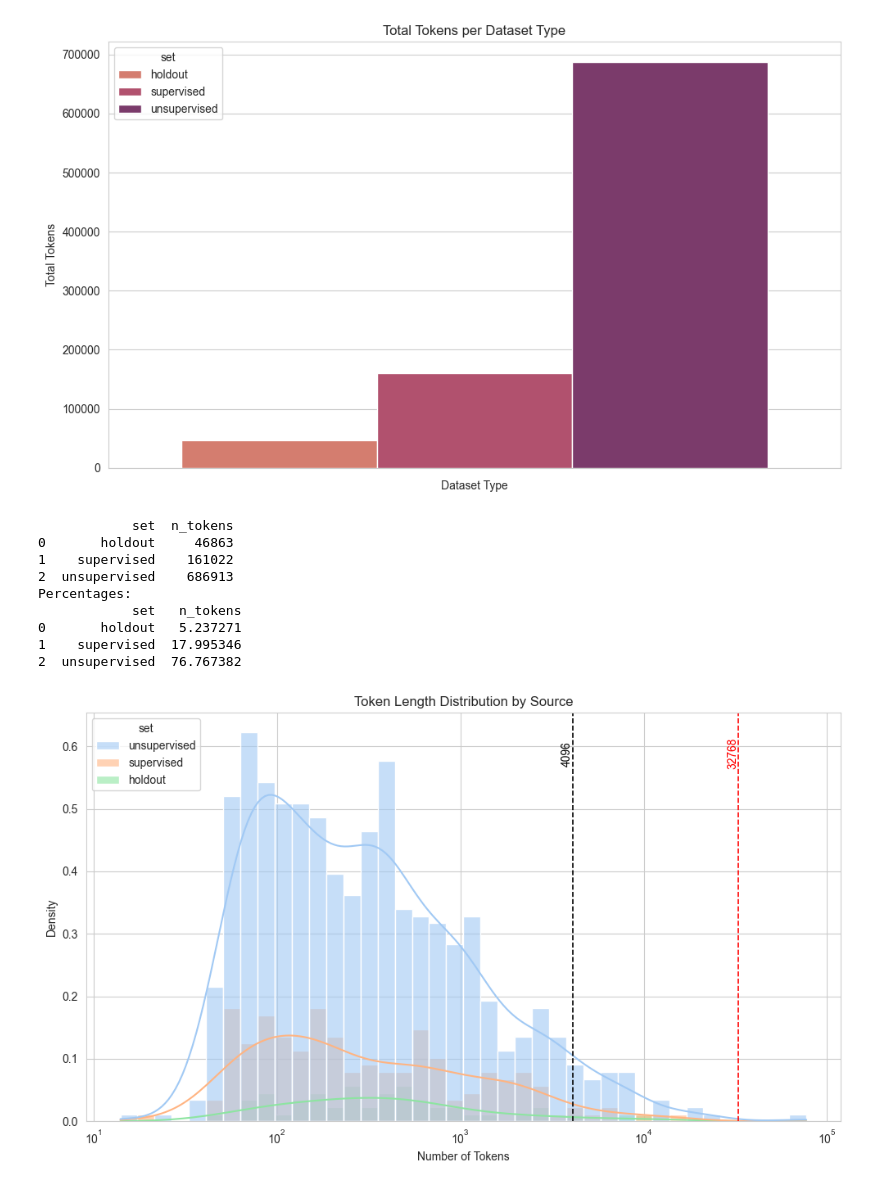
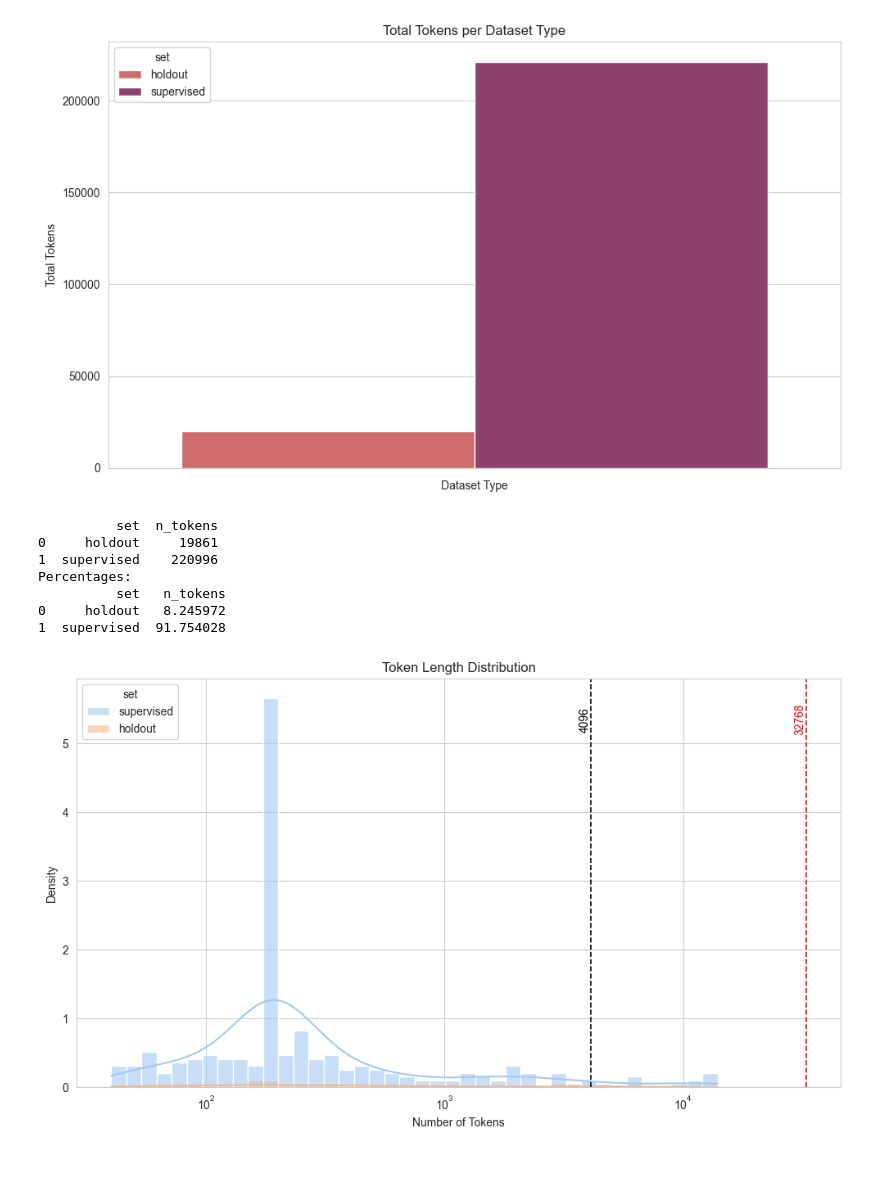
Before and after one commit to UH-Insure/DataPreprocess, a Jupyter notebook: notebooks/05_corpus_process.ipynb, the cells around one changed output. Saved outputs shown, nothing was run; the diff lists cells and outputs as text; code cells hidden in the pictures.

```diff
--- a/notebooks/05_corpus_process.ipynb
+++ b/notebooks/05_corpus_process.ipynb
@@ -164,9 +163,9 @@ validation_ratio = .05 / (1 - unsupervised_sz)
 unsupervised_filenames = []
 supervised_filenames = []
 holdout_filenames = []
-for filenames in [cryptol_filenames, saw_filenames, text_filenames]:
+for filenames in [cryptol_filenames]:#, saw_filenames, text_filenames]:
     unsupervised, temp = train_test_split(filenames, test_size=1 - unsupervised_sz, random_state=42)
-    unsupervised_filenames.extend(unsupervised)
+    supervised_filenames.extend(unsupervised)
     supervised, holdout = train_test_split(temp, test_size=validation_ratio, random_state=42)
     supervised_filenames.extend(supervised)
     holdout_filenames.extend(holdout)
@@ -208,34 +207,32 @@ total_tokens = all_tok_df['n_tokens'].sum()
 print(all_tok_df.groupby("set")["n_tokens"].sum().reset_index())
 print(f"Percentages: \n{(all_tok_df.groupby('set')['n_tokens'].sum() / total_tokens * 100).reset_index()} ")
 # %% [output]
-[figure, old version]
+[figure, new version]
-            set  n_tokens
-0       holdout     46863
-1    supervised    161022
-2  unsupervised    686913
+          set  n_tokens
+0     holdout     19861
+1  supervised    220996
 Percentages:
-            set   n_tokens
-0       holdout   5.237271
-1    supervised  17.995346
-2  unsupervised  76.767382
+          set   n_tokens
+0     holdout   8.245972
+1  supervised  91.754028
 # %%
 sns.set_style("whitegrid")
 plt.figure(figsize=(10,6))
 sns.histplot(data=all_tok_df, x="n_tokens", hue="set", kde=True, bins=40, alpha=0.6, palette="pastel", log_scale=True, stat="density")
 # Add dashed vertical lines
 plt.axvline(x=4096, color="black", linestyle="--", linewidth=1.2)
 plt.axvline(x=32768, color="red", linestyle="--", linewidth=1.2)
 
 # Add text labels near the lines
 plt.text(4096, plt.ylim()[1]*0.9, "4096", color="black", fontsize=10, ha="right", va="center", rotation=90)
 plt.text(32768, plt.ylim()[1]*0.9, "32768", color="red", fontsize=10, ha="right", va="center", rotation=90)
-plt.title("Token Length Distribution by Source")
+plt.title("Token Length Distribution")
 plt.xlabel("Number of Tokens")
 plt.ylabel("Density")
 plt.tight_layout()
 plt.show()
 # %% [output]
-[figure, old version]
+[figure, new version]
 # %%
 import re
 
```
Also changed, not shown: parts of 9 cells of this notebook, 4 other files.
